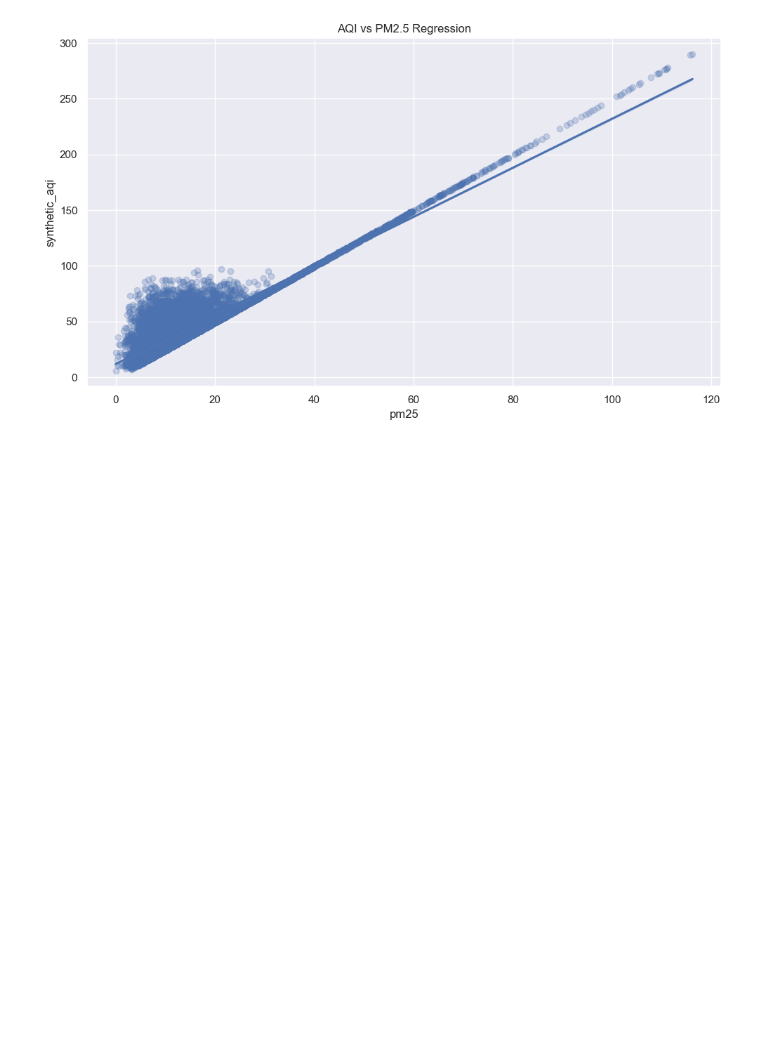
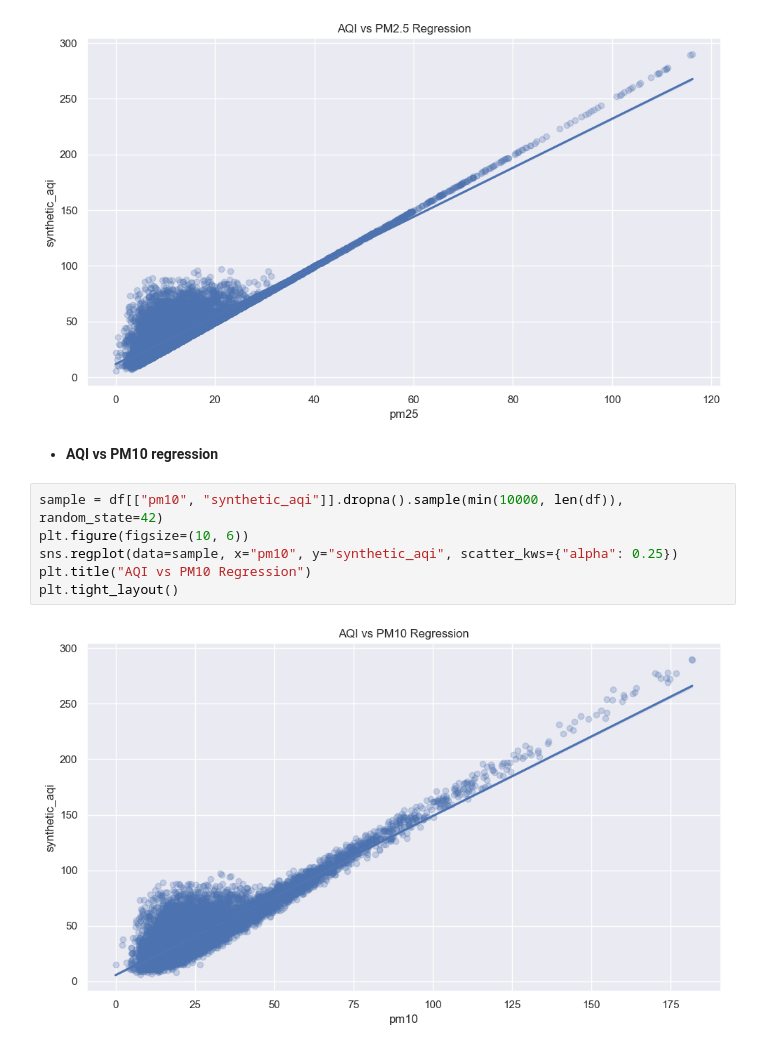
Before and after one commit to geershatisaxena/AQI-Data-Analysis, a Jupyter notebook: air quality.ipynb, the cells around one changed output. Drawn from its saved outputs; the diff is of its cells as text; blank space fills up the shorter version.

```diff
--- a/air quality.ipynb
+++ b/air quality.ipynb
@@ -1248,3 +1248,13 @@ plt.title("AQI vs PM2.5 Regression")
 plt.tight_layout()
 # %% [output]
 [figure]
+# %% [markdown]
+- **AQI vs PM10 regression**
+# %%
+sample = df[["pm10", "synthetic_aqi"]].dropna().sample(min(10000, len(df)), random_state=42)
+plt.figure(figsize=(10, 6))
+sns.regplot(data=sample, x="pm10", y="synthetic_aqi", scatter_kws={"alpha": 0.25})
+plt.title("AQI vs PM10 Regression")
+plt.tight_layout()
+# %% [output]
+[figure, added]
```
